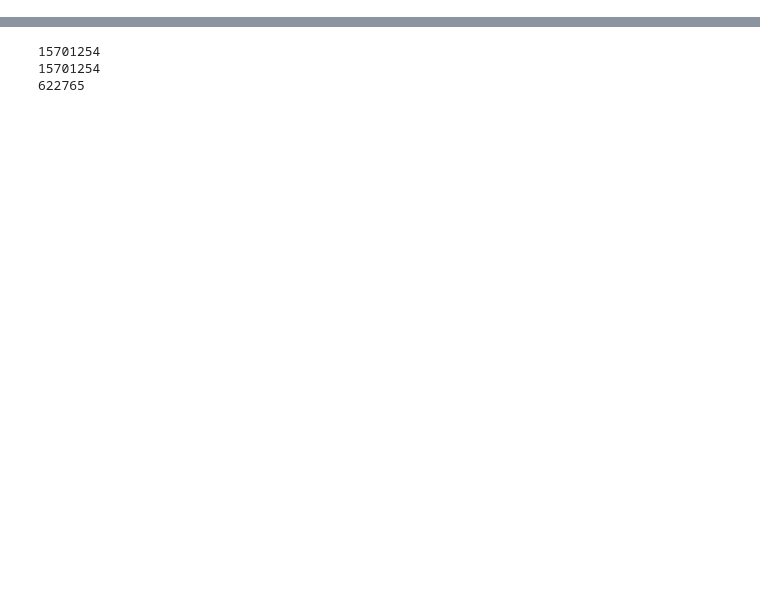
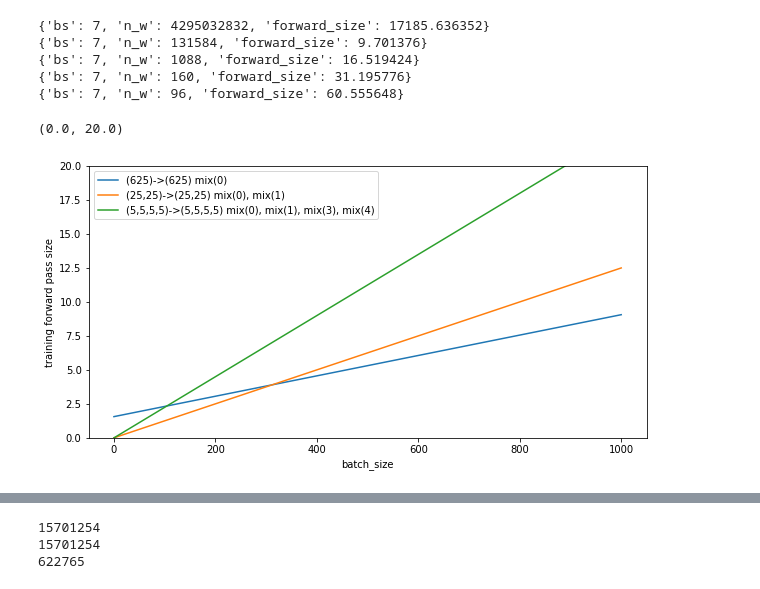
Before and after one commit to akarshkumar0101/timm-mlp-shaker, a Jupyter notebook: mlp_shaker.ipynb, the cells around one changed output, grey strips where cells are left out. Cells and saved outputs as stored; diff of their text form; code cells hidden in the pictures; blank space fills up the shorter version.

```diff
--- a/mlp_shaker.ipynb
+++ b/mlp_shaker.ipynb
@@ -0,0 +107,3 @@
+# %%
+def t(a): return a*4/1e6
+bs = 9
@@ -0,0 +134,43 @@
+# %%
+def calc_stuff(bs, input_shape, dims_to_mix):
+    n_w = np.sum([i*(i+1) for i in [input_shape[dim] for dim in dims_to_mix]])
+
+    bsis = [bs]+input_shape
+    n_act = (1+2*len(dims_to_mix))*np.prod(bsis)
+
+    forward_size = (n_act+n_w)*4/1e6
+    return {'bs': bs, 'n_w': n_w, 'forward_size': forward_size}
+
+bs = 7
+print(calc_stuff(bs, [65536]*1, np.arange(1)))
+print(calc_stuff(bs, [256]*2, np.arange(2)))
+print(calc_stuff(bs, [16]*4, np.arange(4)))
+print(calc_stuff(bs, [4]*8, np.arange(8)))
+print(calc_stuff(bs, [2]*16, np.arange(16)))
+# %% [output]
+{'bs': 7, 'n_w': 4295032832, 'forward_size': 17185.636352}
+{'bs': 7, 'n_w': 131584, 'forward_size': 9.701376}
+{'bs': 7, 'n_w': 1088, 'forward_size': 16.519424}
+{'bs': 7, 'n_w': 160, 'forward_size': 31.195776}
+{'bs': 7, 'n_w': 96, 'forward_size': 60.555648}
+# %%
+fig = plt.figure(figsize=(10,5))
+fig.patch.set_facecolor('white')
+bss = np.linspace(0, 1000, 1000)
+plt.plot(bss, [calc_stuff(bs, [625]*1, np.arange(1))['forward_size'] for bs in bss],
+         label='(625)->(625) mix(0)')
+plt.plot(bss, [calc_stuff(bs, [25]*2, np.arange(2))['forward_size'] for bs in bss],
+         label='(25,25)->(25,25) mix(0), mix(1)')
+plt.plot(bss, [calc_stuff(bs, [5]*4, np.arange(4))['forward_size'] for bs in bss],
+         label='(5,5,5,5)->(5,5,5,5) mix(0), mix(1), mix(3), mix(4)')
+# plt.plot(bss, [calc_stuff(bs, [4]*8, np.arange(8))['forward_size'] for bs in bss])
+# plt.plot(bss, [calc_stuff(bs, [2]*16, np.arange(16))['forward_size'] for bs in bss])
+plt.legend()
+plt.xlabel('batch_size')
+plt.ylabel('training forward pass size')
+plt.ylim(0, 20)
+# plt.yscale('log')
+# plt.xscale('log')
+# %% [output]
+(0.0, 20.0)
+[figure, added]
```
Also changed, not shown: parts of 34 cells of this notebook, 4 other files.
